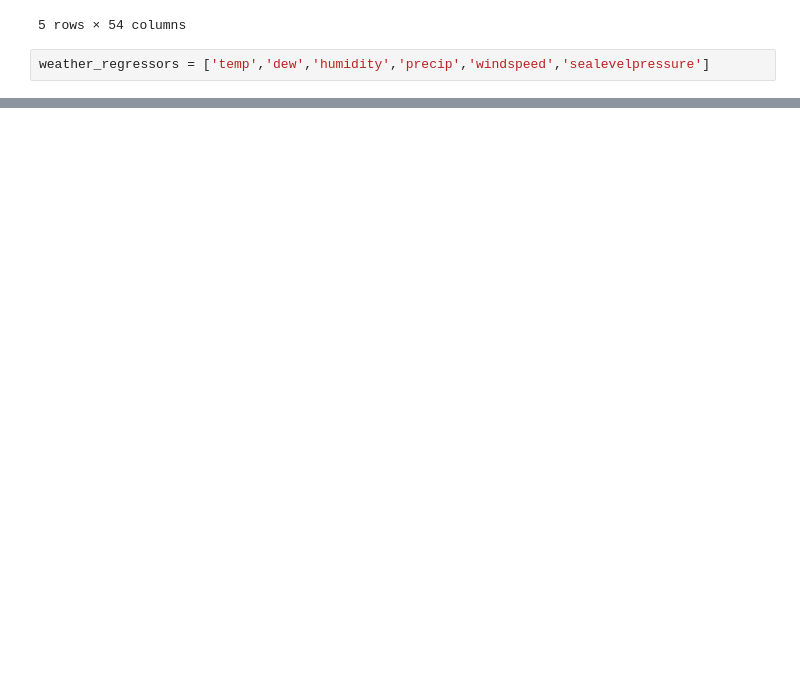
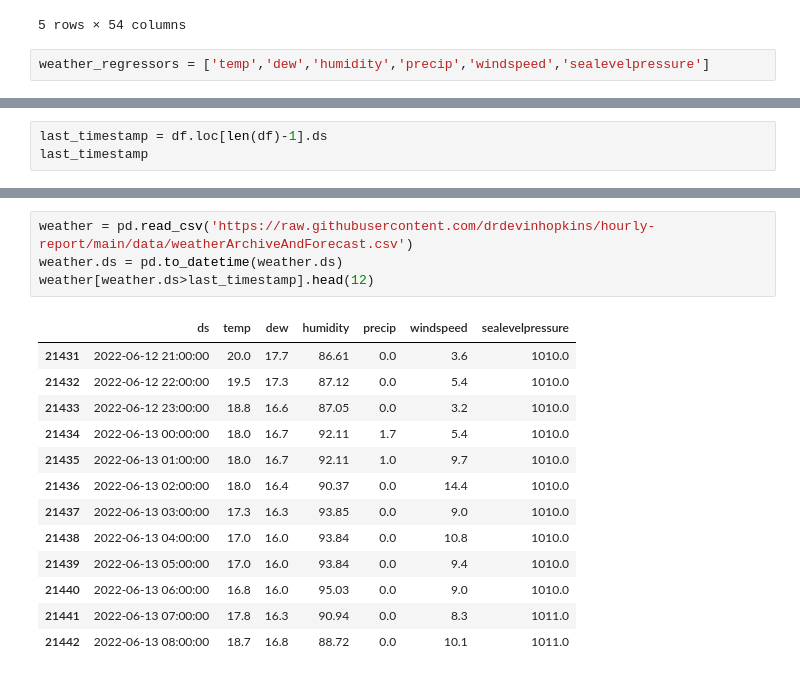
Before and after one commit to drdevinhopkins/hourly-report-neuralprophet, a Jupyter notebook: notebooks/with_weather.ipynb, the cells around one changed output, grey strips where cells are left out. Drawn from its saved outputs; the diff is of its cells as text; blank space fills up the shorter version.

Commit message:
weather

```diff
--- a/notebooks/with_weather.ipynb
+++ b/notebooks/with_weather.ipynb
@@ -100,0 +124,3 @@ ValueError: Future values of all user specified regressors not provided
+# %%
+last_timestamp = df.loc[len(df)-1].ds
+last_timestamp
@@ -100,0 +129,18 @@ ValueError: Future values of all user specified regressors not provided
+# %%
+weather = pd.read_csv('https://raw.githubusercontent.com/drdevinhopkins/hourly-report/main/data/weatherArchiveAndForecast.csv')
+weather.ds = pd.to_datetime(weather.ds)
+weather[weather.ds>last_timestamp].head(12)
+# %% [output]
+|  | ds | temp | dew | humidity | precip | windspeed | sealevelpressure |
+| 21431 | 2022-06-12 21:00:00 | 20.0 | 17.7 | 86.61 | 0.0 | 3.6 | 1010.0 |
+| 21432 | 2022-06-12 22:00:00 | 19.5 | 17.3 | 87.12 | 0.0 | 5.4 | 1010.0 |
+| 21433 | 2022-06-12 23:00:00 | 18.8 | 16.6 | 87.05 | 0.0 | 3.2 | 1010.0 |
+| 21434 | 2022-06-13 00:00:00 | 18.0 | 16.7 | 92.11 | 1.7 | 5.4 | 1010.0 |
+| 21435 | 2022-06-13 01:00:00 | 18.0 | 16.7 | 92.11 | 1.0 | 9.7 | 1010.0 |
+| 21436 | 2022-06-13 02:00:00 | 18.0 | 16.4 | 90.37 | 0.0 | 14.4 | 1010.0 |
+| 21437 | 2022-06-13 03:00:00 | 17.3 | 16.3 | 93.85 | 0.0 | 9.0 | 1010.0 |
+| 21438 | 2022-06-13 04:00:00 | 17.0 | 16.0 | 93.84 | 0.0 | 10.8 | 1010.0 |
+| 21439 | 2022-06-13 05:00:00 | 17.0 | 16.0 | 93.84 | 0.0 | 9.4 | 1010.0 |
+| 21440 | 2022-06-13 06:00:00 | 16.8 | 16.0 | 95.03 | 0.0 | 9.0 | 1010.0 |
+| 21441 | 2022-06-13 07:00:00 | 17.8 | 16.3 | 90.94 | 0.0 | 8.3 | 1011.0 |
+| 21442 | 2022-06-13 08:00:00 | 18.7 | 16.8 | 88.72 | 0.0 | 10.1 | 1011.0 |
```
Also changed, not shown: parts of 10 cells of this notebook, 3 other files.
